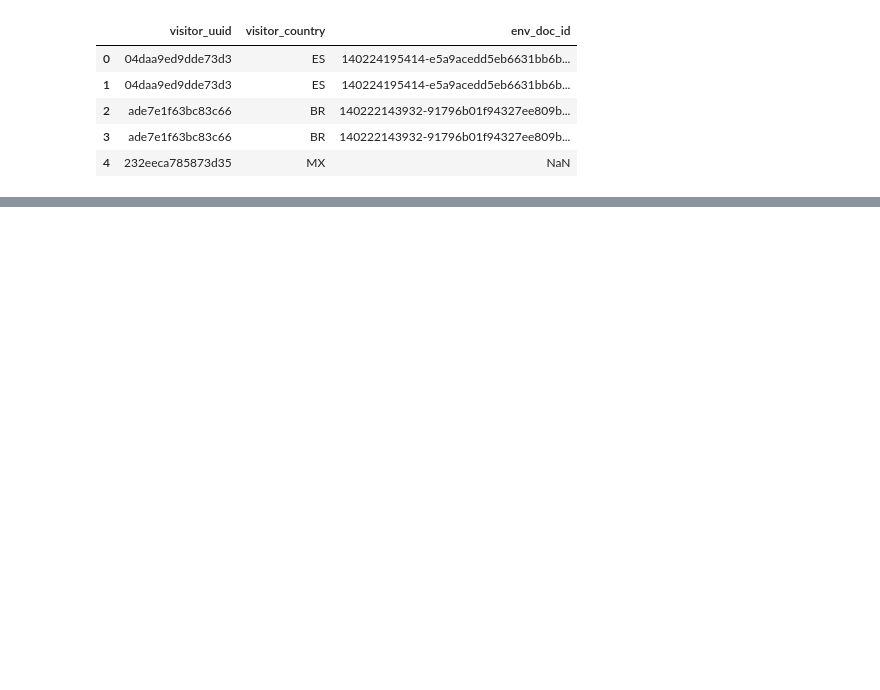
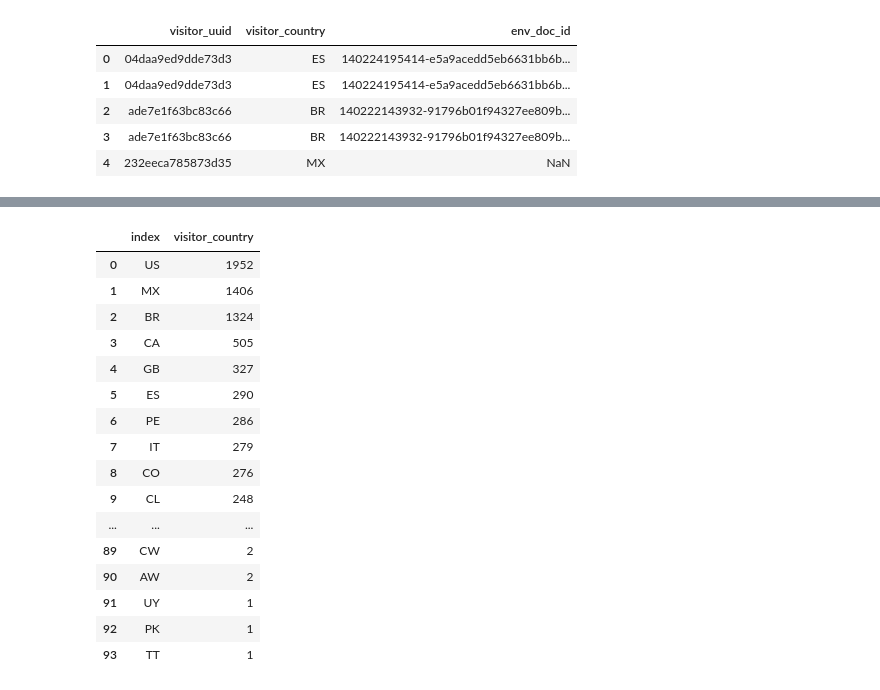
Before and after one commit to overmars86/analyticsapp, a Jupyter notebook: CW_2/Project/Code/working.ipynb, the cells around one changed output, grey strips where cells are left out. Drawn from its saved outputs; the diff is of its cells as text; code cells hidden in the pictures; blank space fills up the shorter version.

```diff
--- a/CW_2/Project/Code/working.ipynb
+++ b/CW_2/Project/Code/working.ipynb
@@ -52,0 +68,51 @@ plt.show()
+# %%
+df['visitor_country'].value_counts().reset_index()
+df['Continent'] = 'none'
+# %%
+df.loc[df['visitor_country'] == 'BR', 'Continent'] = 'South America'
+df.loc[df['visitor_country'] == 'US', 'Continent'] = 'Noth America'
+df.loc[df['visitor_country'] == 'MX', 'Continent'] = 'Noth America'
+df.loc[df['visitor_country'] == 'CA', 'Continent'] = 'Noth America'
+df.loc[df['visitor_country'] == 'GB', 'Continent'] = 'Europe'
+df.loc[df['visitor_country'] == 'ES', 'Continent'] = 'Europe'
+df.loc[df['visitor_country'] == 'PE', 'Continent'] = 'South America'
+df.loc[df['visitor_country'] == 'IT', 'Continent'] = 'Europe'
+df.loc[df['visitor_country'] == 'CO', 'Continent'] = 'South America'
+df.loc[df['visitor_country'] == 'CL', 'Continent'] = 'South America'
+df.loc[df['visitor_country'] == 'AU', 'Continent'] = 'Australia & Oceania'
+df.loc[df['visitor_country'] == 'AR', 'Continent'] = 'South America'
+df.loc[df['visitor_country'] == 'RU', 'Continent'] = 'Europe'
+df.loc[df['visitor_country'] == 'FR', 'Continent'] = 'Europe'
+df.loc[df['visitor_country'] == 'PT', 'Continent'] = 'Europe'
+df.loc[df['visitor_country'] == 'PL', 'Continent'] = 'Europe'
+df.loc[df['visitor_country'] == 'NL', 'Continent'] = 'Europe'
+df.loc[df['visitor_country'] == 'SV', 'Continent'] = 'Noth America'
+df.loc[df['visitor_country'] == 'DE', 'Continent'] = 'Europe'
+df.loc[df['visitor_country'] == 'EC', 'Continent'] = 'South America'
+df.loc[df['visitor_country'] == 'KR', 'Continent'] = 'Asia'
+df.loc[df['visitor_country'] == 'GT', 'Continent'] = 'Noth America'
+df.loc[df['visitor_country'] == 'JP', 'Continent'] = 'Asia'
+df.loc[df['visitor_country'] == 'UA', 'Continent'] = 'Europe'
+df.loc[df['visitor_country'] == 'CR', 'Continent'] = 'South America'
+df.loc[df['visitor_country'] == 'IS', 'Continent'] = 'Europe'
+df.loc[df['visitor_country'] == 'RS', 'Continent'] = 'Europe'
+# %%
+df['visitor_country'].value_counts().reset_index()
+# %% [output]
+|  | index | visitor_country |
+| 0 | US | 1952 |
+| 1 | MX | 1406 |
+| 2 | BR | 1324 |
+| 3 | CA | 505 |
+| 4 | GB | 327 |
+| 5 | ES | 290 |
+| 6 | PE | 286 |
+| 7 | IT | 279 |
+| 8 | CO | 276 |
+| 9 | CL | 248 |
+| ... | ... | ... |
+| 89 | CW | 2 |
+| 90 | AW | 2 |
+| 91 | UY | 1 |
+| 92 | PK | 1 |
+| 93 | TT | 1 |
```
Also changed, not shown: parts of 10 cells of this notebook, 5 other files.
